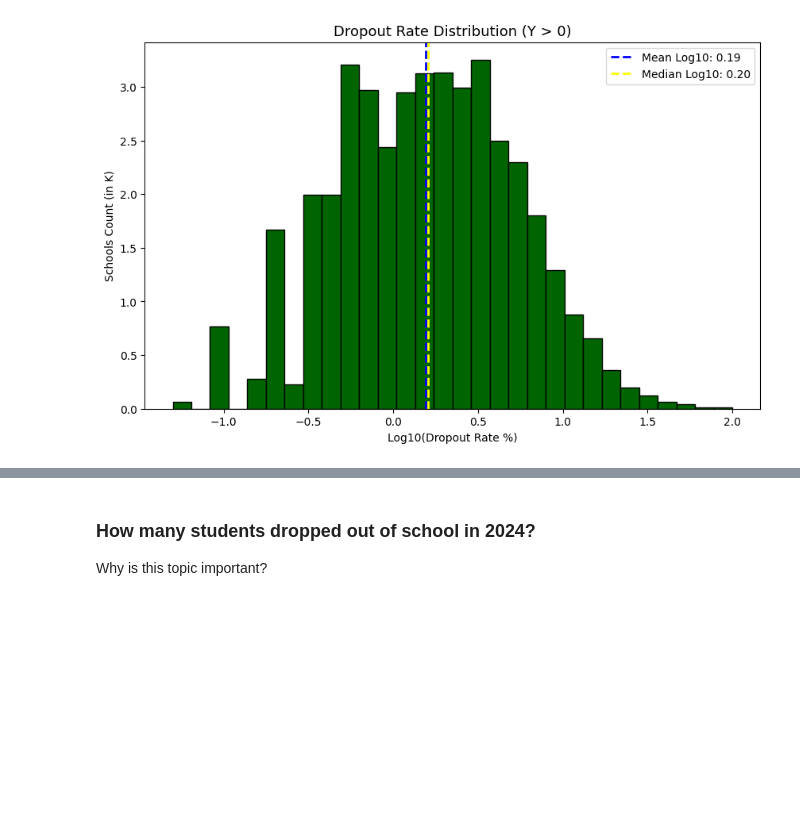
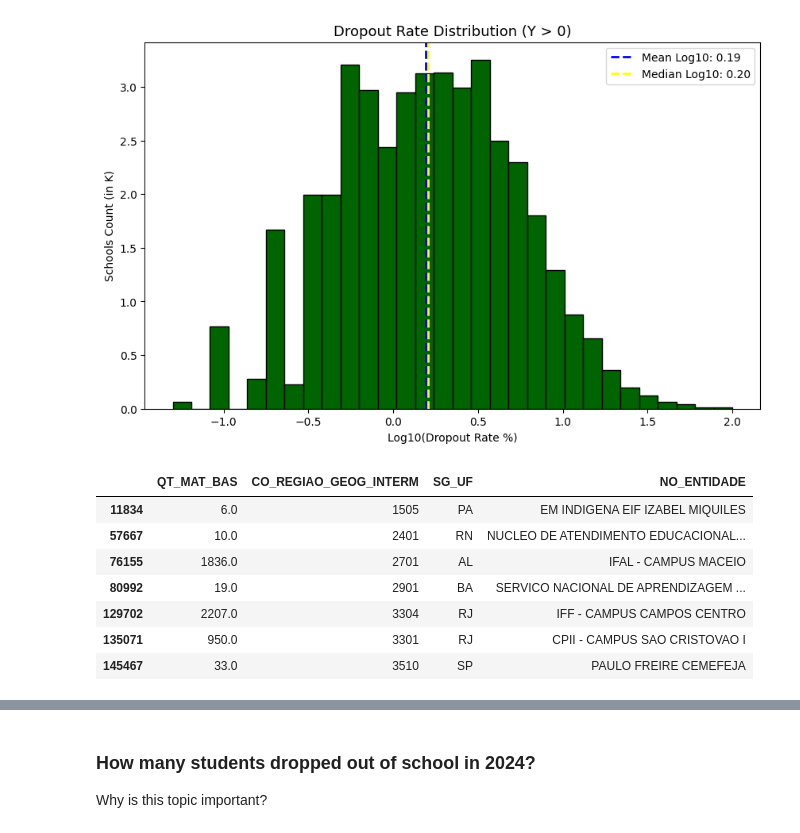
Before and after one commit to Crismerlyn/br-edu-dropout-ml, a Jupyter notebook: br_dropout_eda_to_model.ipynb, the cells around one changed output, grey strips where cells are left out. Cells and saved outputs as stored; diff of their text form; code cells hidden in the pictures; blank space fills up the shorter version.

```diff
--- a/br_dropout_eda_to_model.ipynb
+++ b/br_dropout_eda_to_model.ipynb
@@ -214,3 +214,17 @@ plt.legend()
 plt.show()
 # %% [output]
 [figure]
+# %%
+### 100% dropout investigation
+
+ids = df_merged[df_merged[TARGET] == 100]['CO_ENTIDADE']
+display(df_features[df_features['CO_ENTIDADE'].isin(ids)][['QT_MAT_BAS','CO_REGIAO_GEOG_INTERM','SG_UF','NO_ENTIDADE']])
+# %% [output]
+|  | QT_MAT_BAS | CO_REGIAO_GEOG_INTERM | SG_UF | NO_ENTIDADE |
+| 11834 | 6.0 | 1505 | PA | EM INDIGENA EIF IZABEL MIQUILES |
+| 57667 | 10.0 | 2401 | RN | NUCLEO DE ATENDIMENTO EDUCACIONAL... |
+| 76155 | 1836.0 | 2701 | AL | IFAL - CAMPUS MACEIO |
+| 80992 | 19.0 | 2901 | BA | SERVICO NACIONAL DE APRENDIZAGEM ... |
+| 129702 | 2207.0 | 3304 | RJ | IFF - CAMPUS CAMPOS CENTRO |
+| 135071 | 950.0 | 3301 | RJ | CPII - CAMPUS SAO CRISTOVAO I |
+| 145467 | 33.0 | 3510 | SP | PAULO FREIRE CEMEFEJA |
```
Also changed, not shown: parts of 5 cells of this notebook.
